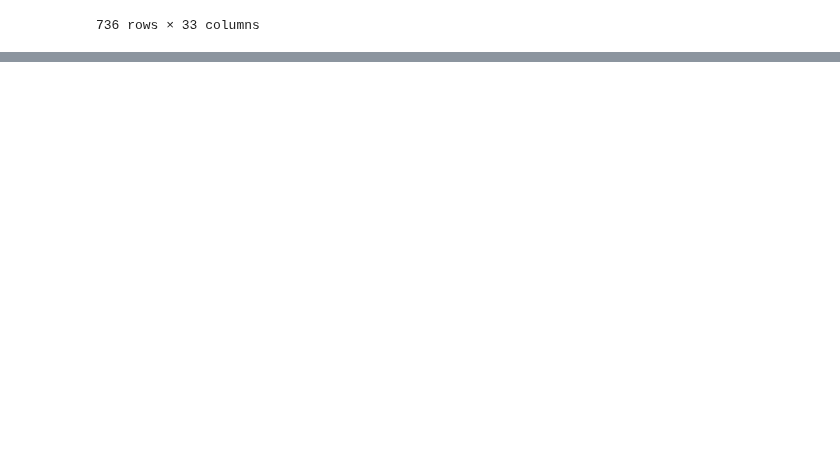
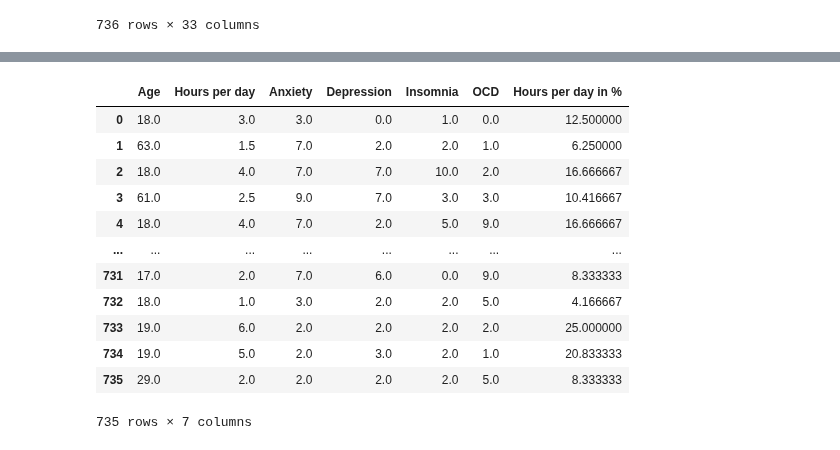
Before and after one commit to ubco-W2022T2-data301/project-group-group12, a Jupyter notebook: analysis/analysisZainab.ipynb, the cells around one changed output, grey strips where cells are left out. Drawn from its saved outputs; the diff is of its cells as text; code cells hidden in the pictures; blank space fills up the shorter version.

```diff
--- a/analysis/analysisZainab.ipynb
+++ b/analysis/analysisZainab.ipynb
@@ -60,0 +179,19 @@ dataset
+# %%
+# Next, I want to express the "Hours per day" column as a percentage, so I'll make a new column as such:
+
+filterdrop['Hours per day in %'] = filterdrop['Hours per day'] / 24 * 100
+filterdrop
+# %% [output]
+|  | Age | Hours per day | Anxiety | Depression | Insomnia | OCD | Hours per day in % |
+| 0 | 18.0 | 3.0 | 3.0 | 0.0 | 1.0 | 0.0 | 12.500000 |
+| 1 | 63.0 | 1.5 | 7.0 | 2.0 | 2.0 | 1.0 | 6.250000 |
+| 2 | 18.0 | 4.0 | 7.0 | 7.0 | 10.0 | 2.0 | 16.666667 |
+| 3 | 61.0 | 2.5 | 9.0 | 7.0 | 3.0 | 3.0 | 10.416667 |
+| 4 | 18.0 | 4.0 | 7.0 | 2.0 | 5.0 | 9.0 | 16.666667 |
+| ... | ... | ... | ... | ... | ... | ... | ... |
+| 731 | 17.0 | 2.0 | 7.0 | 6.0 | 0.0 | 9.0 | 8.333333 |
+| 732 | 18.0 | 1.0 | 3.0 | 2.0 | 2.0 | 5.0 | 4.166667 |
+| 733 | 19.0 | 6.0 | 2.0 | 2.0 | 2.0 | 2.0 | 25.000000 |
+| 734 | 19.0 | 5.0 | 2.0 | 3.0 | 2.0 | 1.0 | 20.833333 |
+| 735 | 29.0 | 2.0 | 2.0 | 2.0 | 2.0 | 5.0 | 8.333333 |
+735 rows × 7 columns
```
Also changed, not shown: parts of 14 cells of this notebook, 1 other file.
